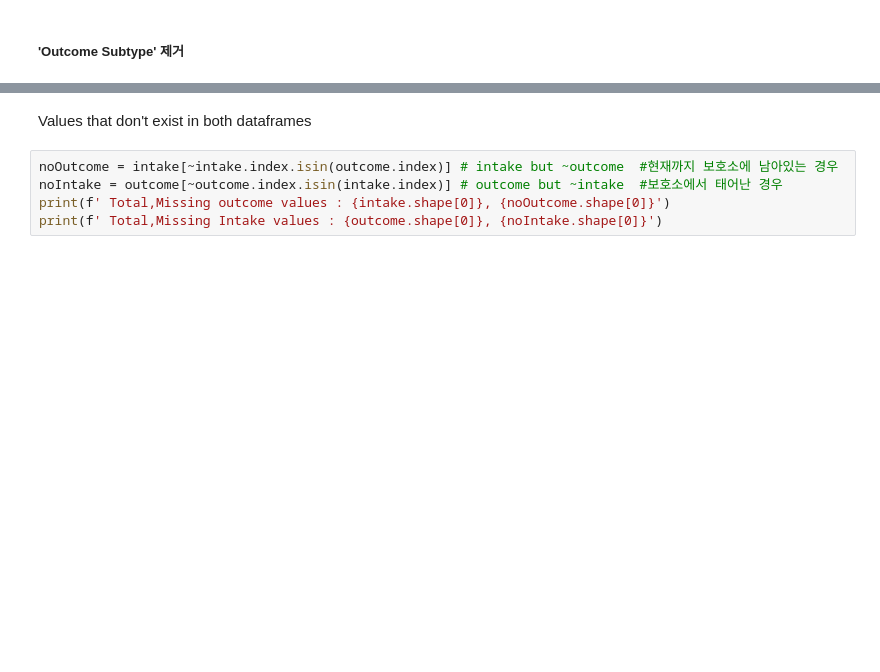
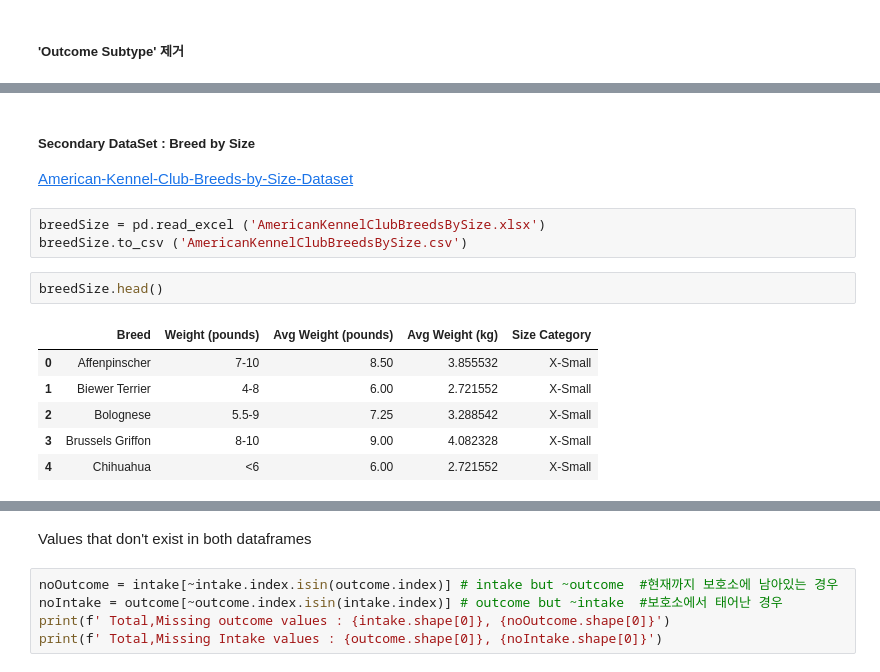
Before and after one commit to jayJ-hub/Section1_Project-, a Jupyter notebook: Section2_Project.ipynb, the cells around one changed output, grey strips where cells are left out. Saved outputs shown, nothing was run; the diff lists cells and outputs as text; blank space fills up the shorter version.

```diff
--- a/Section2_Project.ipynb
+++ b/Section2_Project.ipynb
@@ -625,0 +782,15 @@ Name: Outcome Type, dtype: int64
+# %% [markdown]
+##### Secondary DataSet : Breed by Size
+[American-Kennel-Club-Breeds-by-Size-Dataset](https://github.com/MeganSorenson/American-Kennel-Club-Breeds-by-Size-Dataset/blob/main/AmericanKennelClubBreedsBySize.xlsx)
+# %%
+breedSize = pd.read_excel ('AmericanKennelClubBreedsBySize.xlsx')
+breedSize.to_csv ('AmericanKennelClubBreedsBySize.csv')
+# %%
+breedSize.head()
+# %% [output]
+|  | Breed | Weight (pounds) | Avg Weight (pounds) | Avg Weight (kg) | Size Category |
+| 0 | Affenpinscher | 7-10 | 8.50 | 3.855532 | X-Small |
+| 1 | Biewer Terrier | 4-8 | 6.00 | 2.721552 | X-Small |
+| 2 | Bolognese | 5.5-9 | 7.25 | 3.288542 | X-Small |
+| 3 | Brussels Griffon | 8-10 | 9.00 | 4.082328 | X-Small |
+| 4 | Chihuahua | <6 | 6.00 | 2.721552 | X-Small |
```
Also changed, not shown: parts of 53 cells of this notebook.
